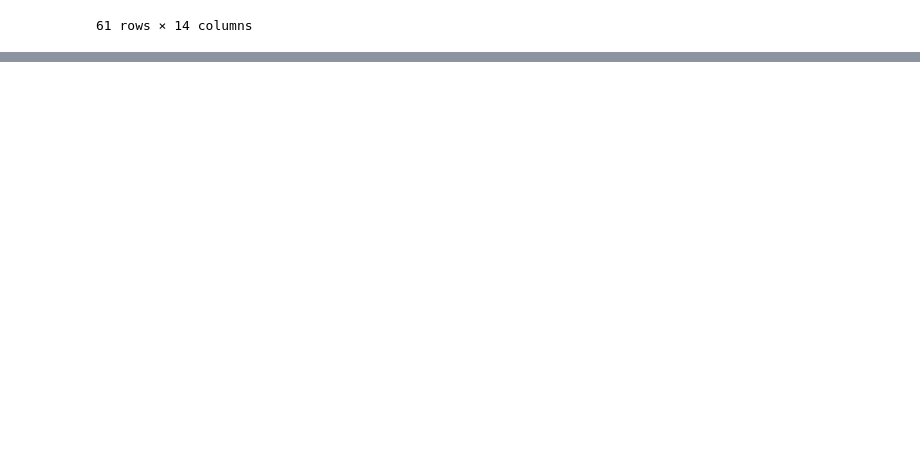
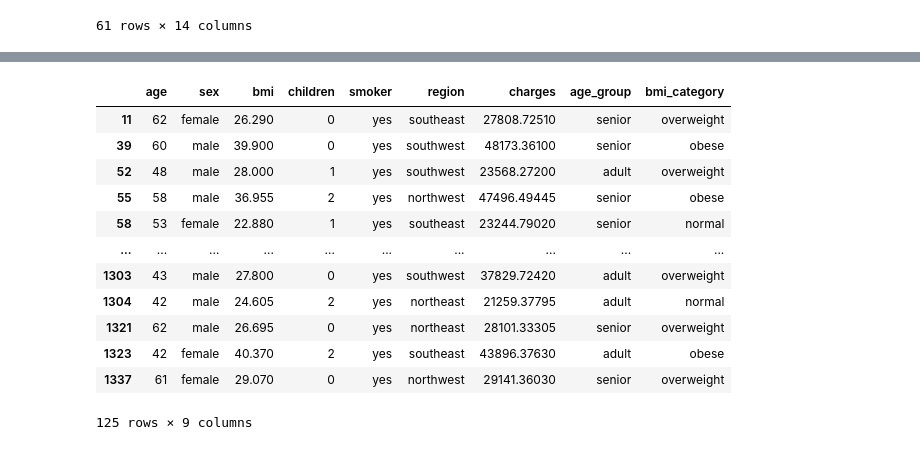
Before and after one commit to danyalmendigali/jupyter-datascience, a Jupyter notebook: Pandas/Day3.ipynb, the cells around one changed output, grey strips where cells are left out. Saved outputs shown, nothing was run; the diff lists cells and outputs as text; code cells hidden in the pictures; blank space fills up the shorter version.

```diff
--- a/Pandas/Day3.ipynb
+++ b/Pandas/Day3.ipynb
@@ -251,0 +365,20 @@ pr4
+# %%
+d = df.loc[
+    (df['smoker'] == 'yes') &
+    (df['age'] > 40)
+]
+d
+# %% [output]
+|  | age | sex | bmi | children | smoker | region | charges | age_group | bmi_category |
+| 11 | 62 | female | 26.290 | 0 | yes | southeast | 27808.72510 | senior | overweight |
+| 39 | 60 | male | 39.900 | 0 | yes | southwest | 48173.36100 | senior | obese |
+| 52 | 48 | male | 28.000 | 1 | yes | southwest | 23568.27200 | adult | overweight |
+| 55 | 58 | male | 36.955 | 2 | yes | northwest | 47496.49445 | senior | obese |
+| 58 | 53 | female | 22.880 | 1 | yes | southeast | 23244.79020 | senior | normal |
+| ... | ... | ... | ... | ... | ... | ... | ... | ... | ... |
+| 1303 | 43 | male | 27.800 | 0 | yes | southwest | 37829.72420 | adult | overweight |
+| 1304 | 42 | male | 24.605 | 2 | yes | northeast | 21259.37795 | adult | normal |
+| 1321 | 62 | male | 26.695 | 0 | yes | northeast | 28101.33305 | senior | overweight |
+| 1323 | 42 | female | 40.370 | 2 | yes | southeast | 43896.37630 | adult | obese |
+| 1337 | 61 | female | 29.070 | 0 | yes | northwest | 29141.36030 | senior | overweight |
+125 rows × 9 columns
```
Also changed, not shown: parts of 45 cells of this notebook, 1 other file.
